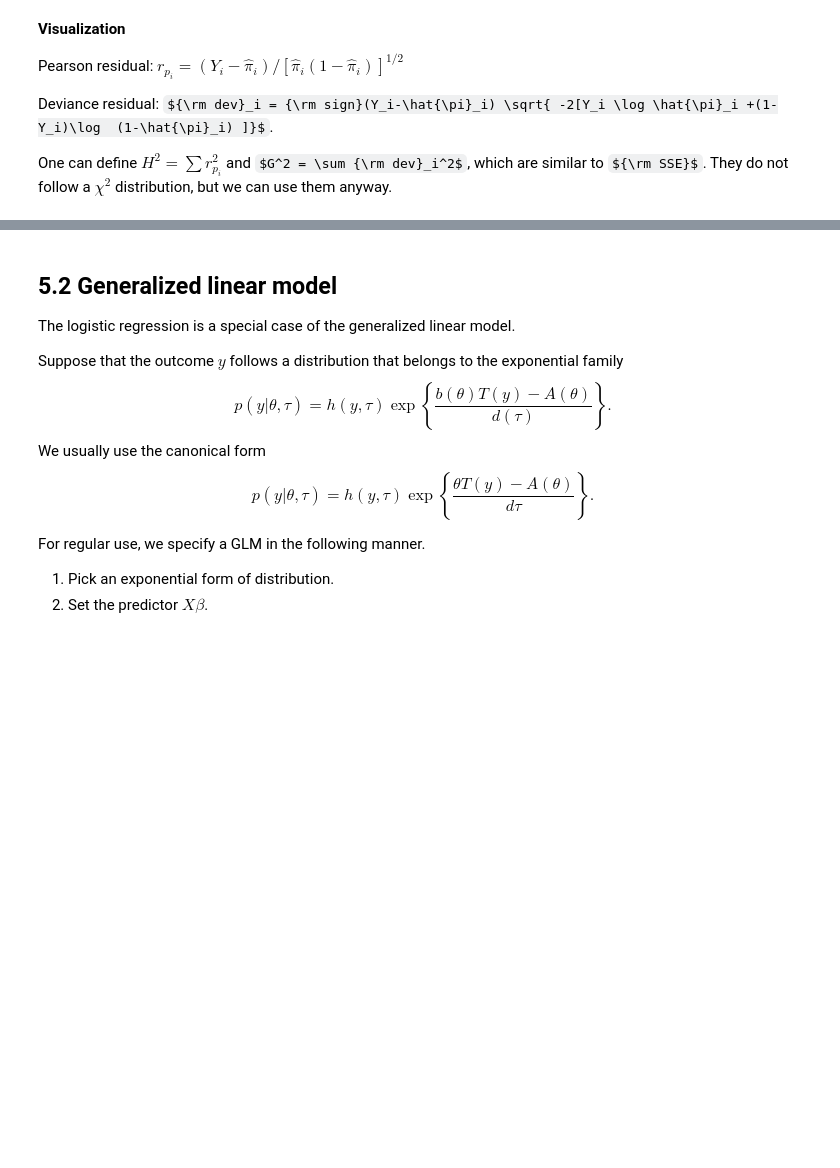
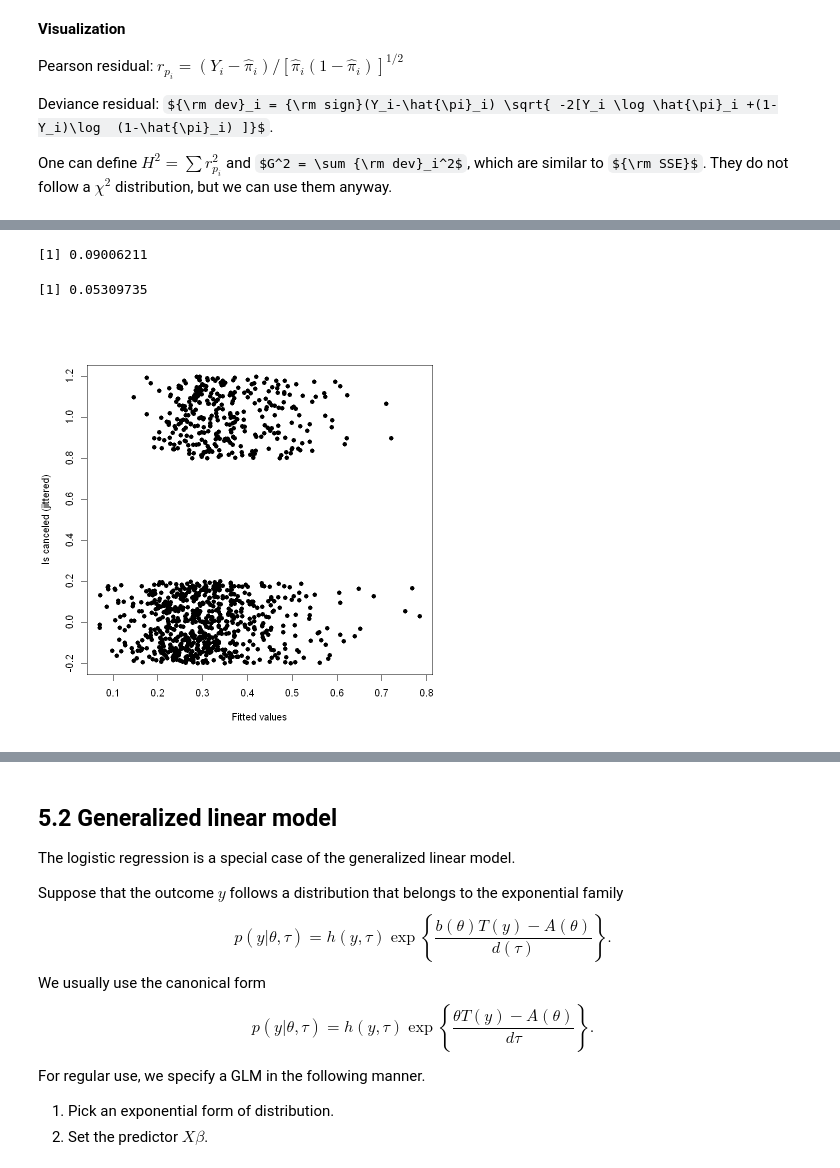
Before and after one commit to ChenShizhe/StatDataScience, a Jupyter notebook: Notes/Chapter5GLM.ipynb, the cells around one changed output, grey strips where cells are left out. Drawn from its saved outputs; the diff is of its cells as text; code cells hidden in the pictures; some formulas as TeX source; blank space fills up the shorter version.

Commit message:
Updated logistic regression

```diff
--- a/Notes/Chapter5GLM.ipynb
+++ b/Notes/Chapter5GLM.ipynb
@@ -64,0 +82,9 @@ One can define $H^2 = \sum r_{p_i}^2$ and $G^2 = \sum {\rm dev}_i^2$, which are
+# %%
+# Examples (see also Chapter 6)
+library(tidyverse)
+hotel <- read_csv("../Data/hotel_bookings.csv")
+# Consider a smaller set:
+hotel<- hotel %>% select(is_canceled, adr, lead_time, total_of_special_requests, stays_in_week_nights, stays_in_weekend_nights, previous_cancellations)
+hotel<- hotel %>% mutate(is_canceled = (is_canceled==1));
+hotel<-hotel %>% filter(adr<1000)
+hotel<-hotel[1:1000,]
@@ -64,0 +111,5 @@ One can define $H^2 = \sum r_{p_i}^2$ and $G^2 = \sum {\rm dev}_i^2$, which are
+# %%
+## Predicting cancellations with a logistic regression
+mod.can.lg<-glm(is_canceled~adr+lead_time+ total_of_special_requests+ stays_in_week_nights+ stays_in_weekend_nights+  previous_cancellations,data=hotel,
+               family="binomial")
+summary(mod.can.lg)
@@ -64,0 +153,15 @@ One can define $H^2 = \sum r_{p_i}^2$ and $G^2 = \sum {\rm dev}_i^2$, which are
+# %%
+
+plot(jitter(mod.can.lg$y)~mod.can.lg$fitted.values,pch=16,xlab="Fitted values", ylab="Is canceled (jittered)")
+
+threshold = 0.5;
+TP= sum( (mod.can.lg$fitted.values>threshold) & mod.can.lg$y) ;
+TN= sum((mod.can.lg$fitted.values<threshold) & (!mod.can.lg$y));
+
+
+(TPR=TP/sum( mod.can.lg$y))
+(FPR=1- TN/sum(!mod.can.lg$y))
+# %% [output]
+[1] 0.09006211
+[1] 0.05309735
+[figure, added]
```
Also changed, not shown: parts of 12 cells of this notebook.
